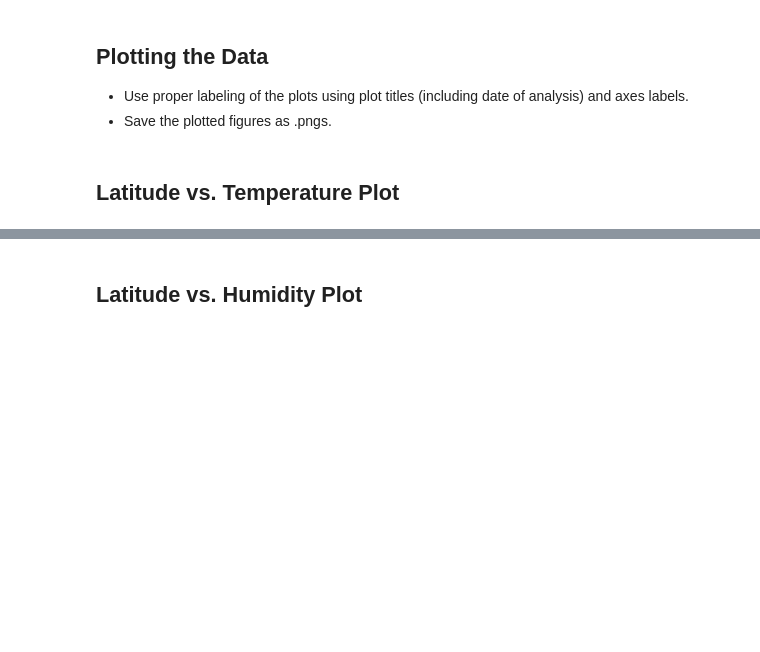
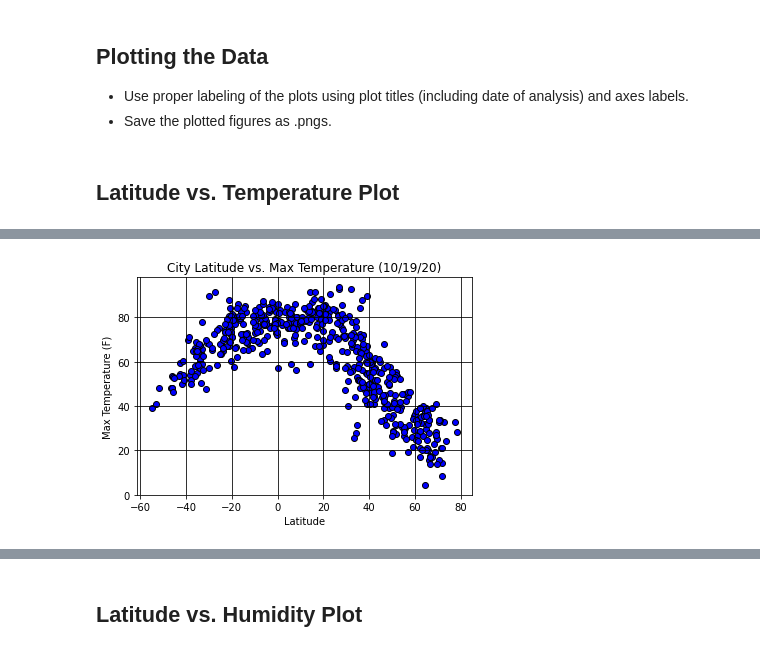
Before and after one commit to benwbarr/Python-API, a Jupyter notebook: WeatherPy/WeatherPy.ipynb, the cells around one changed output, grey strips where cells are left out. Drawn from its saved outputs; the diff is of its cells as text; code cells hidden in the pictures; blank space fills up the shorter version.

```diff
--- a/WeatherPy/WeatherPy.ipynb
+++ b/WeatherPy/WeatherPy.ipynb
@@ -132,0 +202,11 @@ Int64Index([], dtype='int64')
+# %%
+#Latitude vs Temp scatter plot
+plt.scatter(weather_df['Lat'],weather_df['Max Temp'],edgecolors='black',facecolors='b')
+plt.title('City Latitude vs. Max Temperature (10/19/20)')
+plt.xlabel('Latitude')
+plt.ylabel('Max Temperature (F)')
+plt.grid (b=True,which='major',axis='both',linestyle='-',color='black')
+plt.savefig('Figures/LvT.png')
+plt.show()
+# %% [output]
+[figure, added]
```
Also changed, not shown: parts of 19 cells of this notebook.
